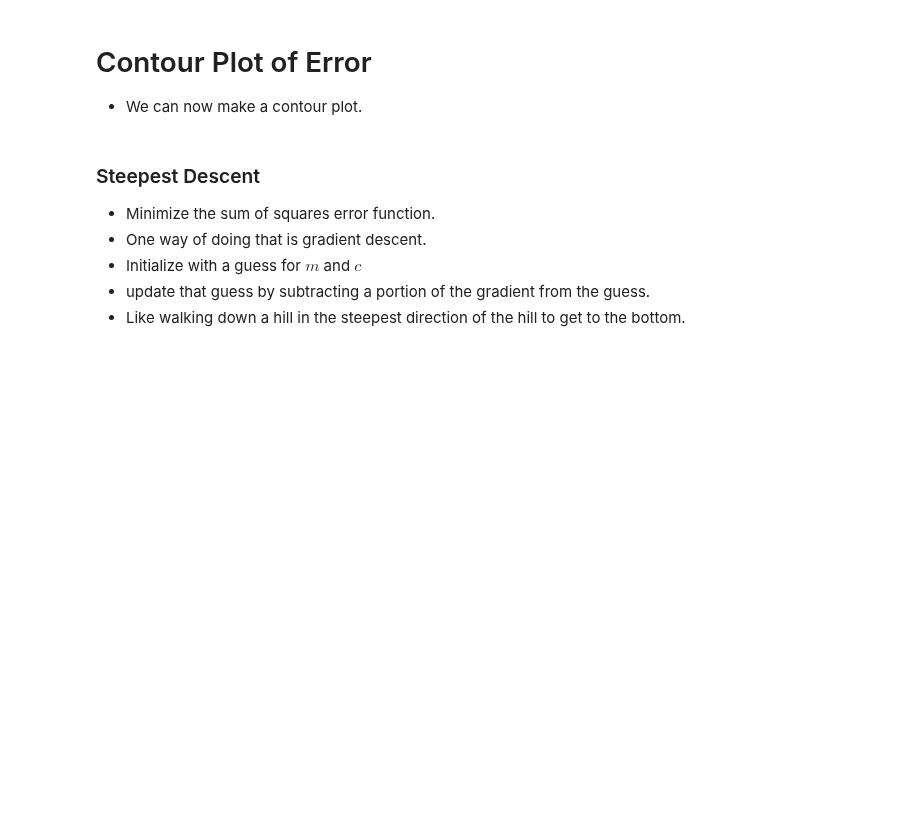
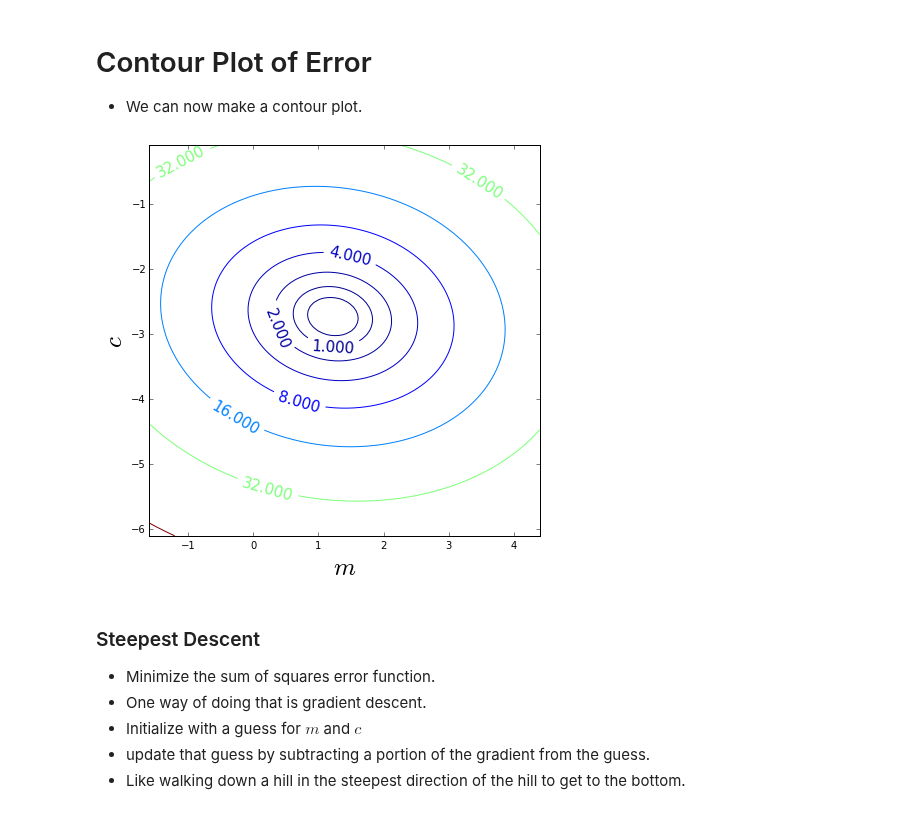
Before and after one commit to lawrennd/mlai2015, a Jupyter notebook: w2_objective.ipynb, the cells around one changed output. Drawn from its saved outputs; the diff is of its cells as text; code cells hidden in the pictures; blank space fills up the shorter version.

```diff
--- a/w2_objective.ipynb
+++ b/w2_objective.ipynb
@@ -320,13 +264,17 @@ for i in range(100):
 
  - We can now make a contour plot.
 # %%
-pods.notebook.code_toggle()
 f, ax = plt.subplots(figsize=(7,7))
-hcont = ax.contour(m_vals, c_vals, E_grid, levels=[0, 0.5, 1, 2, 4, 8, 16, 32, 64]) # this makes the contour plot
-plt.clabel(hcont, inline=1, fontsize=15) # this labels the contours.
+def plot_contour(f, ax, m_vals, c_vals, E_grid):
+    hcont = ax.contour(m_vals, c_vals, E_grid, levels=[0, 0.5, 1, 2, 4, 8, 16, 32, 64]) # this makes the contour plot
+    plt.clabel(hcont, inline=1, fontsize=15) # this labels the contours.
 
-ax.set_xlabel('$m$', fontsize=25)
-ax.set_ylabel('$c$', fontsize=25)
+    ax.set_xlabel('$m$', fontsize=25)
+    ax.set_ylabel('$c$', fontsize=25)
+
+plot_contour(f, ax, m_vals, c_vals, E_grid)
+# %% [output]
+[figure, added]
 # %% [markdown]
 ### Steepest Descent
 
```
Also changed, not shown: parts of 20 cells of this notebook, 1 other file.
